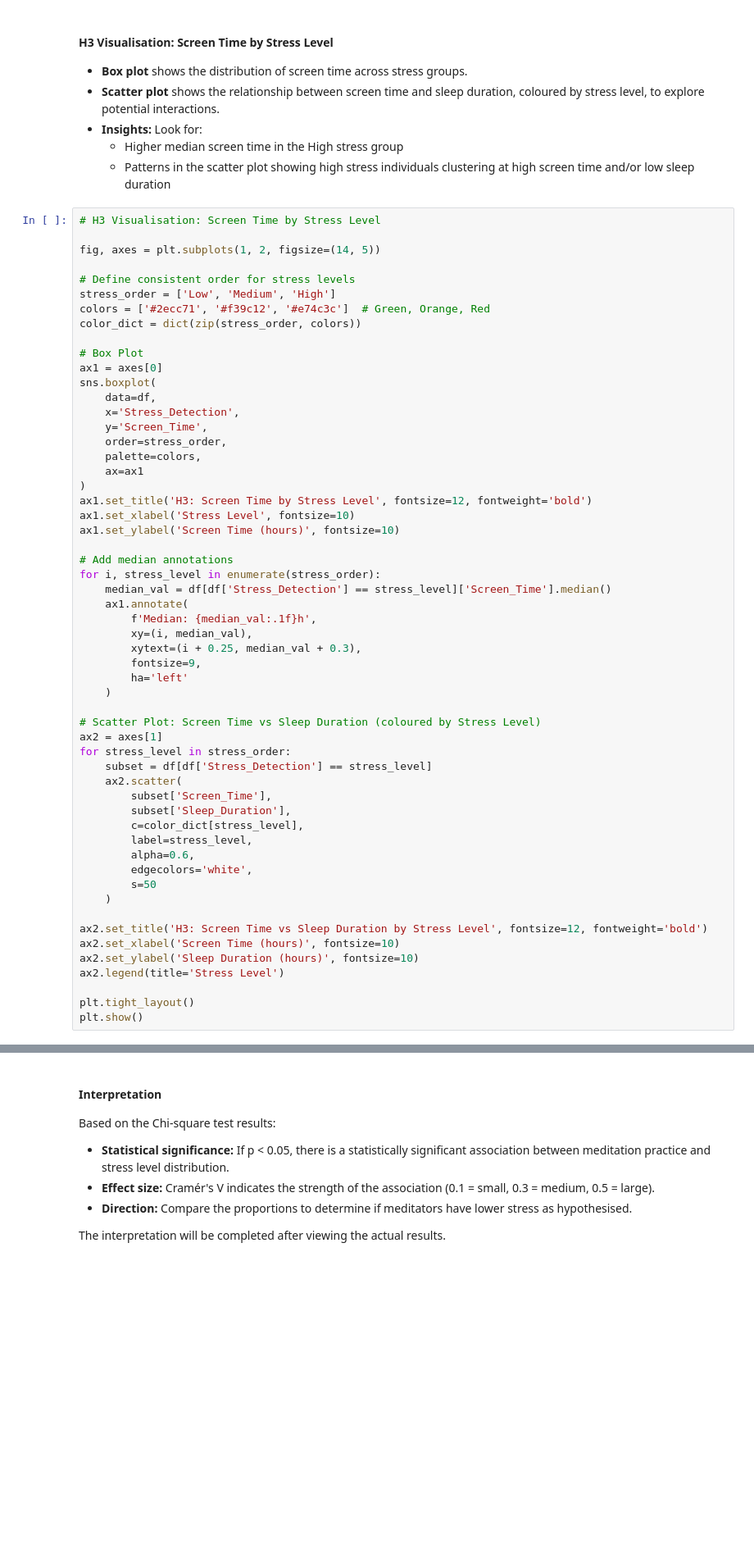
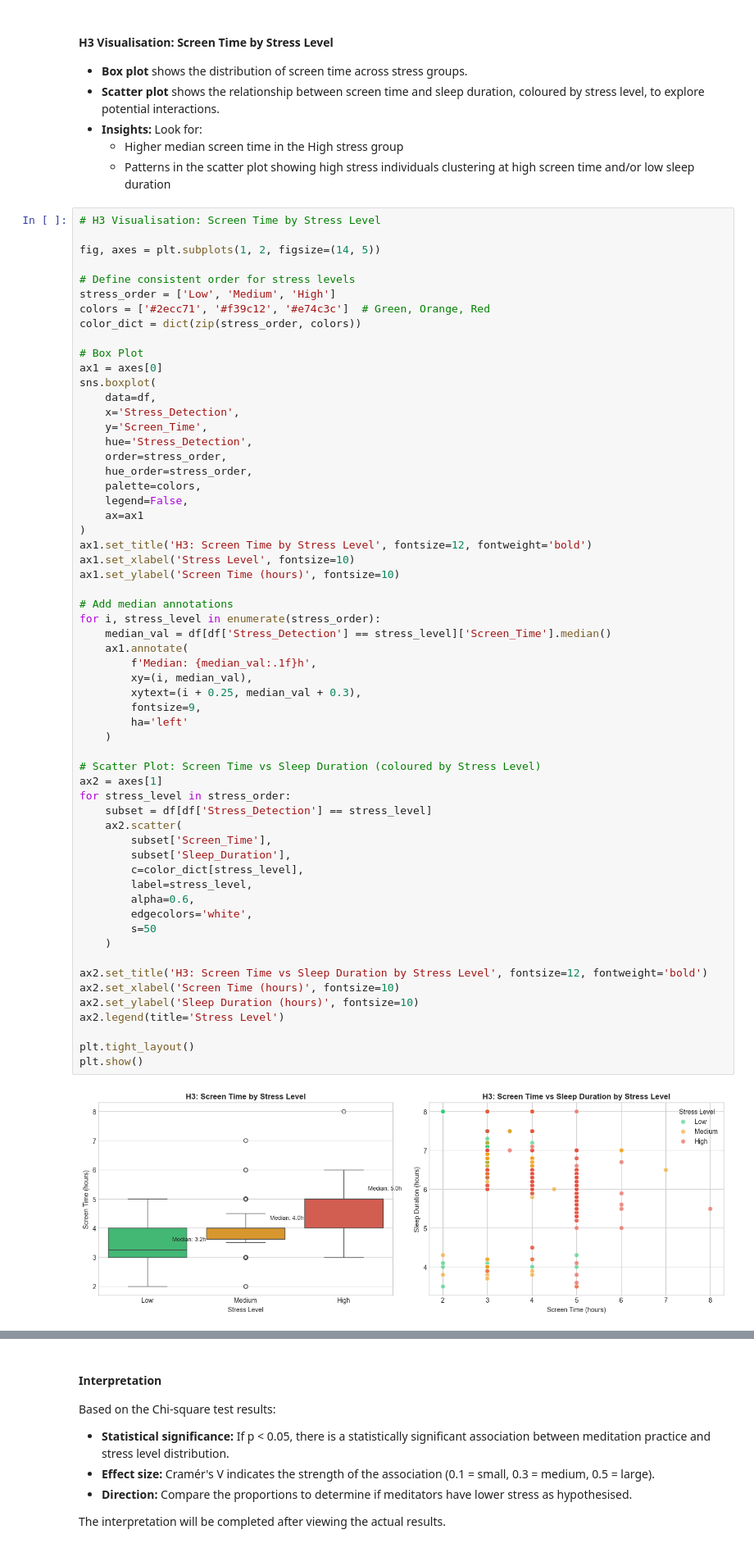
Before and after one commit to giaaxa/stress-level-prediction, a Jupyter notebook: jupyter_notebooks/02_EDA.ipynb, the cells around one changed output, grey strips where cells are left out. Shown at 82% size. Saved outputs shown, nothing was run; the diff lists cells and outputs as text; blank space fills up the shorter version.

```diff
--- a/jupyter_notebooks/02_EDA.ipynb
+++ b/jupyter_notebooks/02_EDA.ipynb
@@ -561,8 +687,11 @@ sns.boxplot(
     data=df,
     x='Stress_Detection',
     y='Screen_Time',
+    hue='Stress_Detection',
     order=stress_order,
+    hue_order=stress_order,
     palette=colors,
+    legend=False,
     ax=ax1
 )
 ax1.set_title('H3: Screen Time by Stress Level', fontsize=12, fontweight='bold')
@@ -574,33 +703,35 @@ for i, stress_level in enumerate(stress_order):
     median_val = df[df['Stress_Detection'] == stress_level]['Screen_Time'].median()
     ax1.annotate(
         f'Median: {median_val:.1f}h',
         xy=(i, median_val),
         xytext=(i + 0.25, median_val + 0.3),
         fontsize=9,
         ha='left'
     )
 
 # Scatter Plot: Screen Time vs Sleep Duration (coloured by Stress Level)
 ax2 = axes[1]
 for stress_level in stress_order:
     subset = df[df['Stress_Detection'] == stress_level]
     ax2.scatter(
         subset['Screen_Time'],
         subset['Sleep_Duration'],
         c=color_dict[stress_level],
         label=stress_level,
         alpha=0.6,
         edgecolors='white',
         s=50
     )
 
 ax2.set_title('H3: Screen Time vs Sleep Duration by Stress Level', fontsize=12, fontweight='bold')
 ax2.set_xlabel('Screen Time (hours)', fontsize=10)
 ax2.set_ylabel('Sleep Duration (hours)', fontsize=10)
 ax2.legend(title='Stress Level')
 
 plt.tight_layout()
 plt.show()
+# %% [output]
+[figure, added]
 # %%
 # H3: Summary Statistics by Stress Group
 
```
Also changed, not shown: parts of 21 cells of this notebook, 1 other file.
